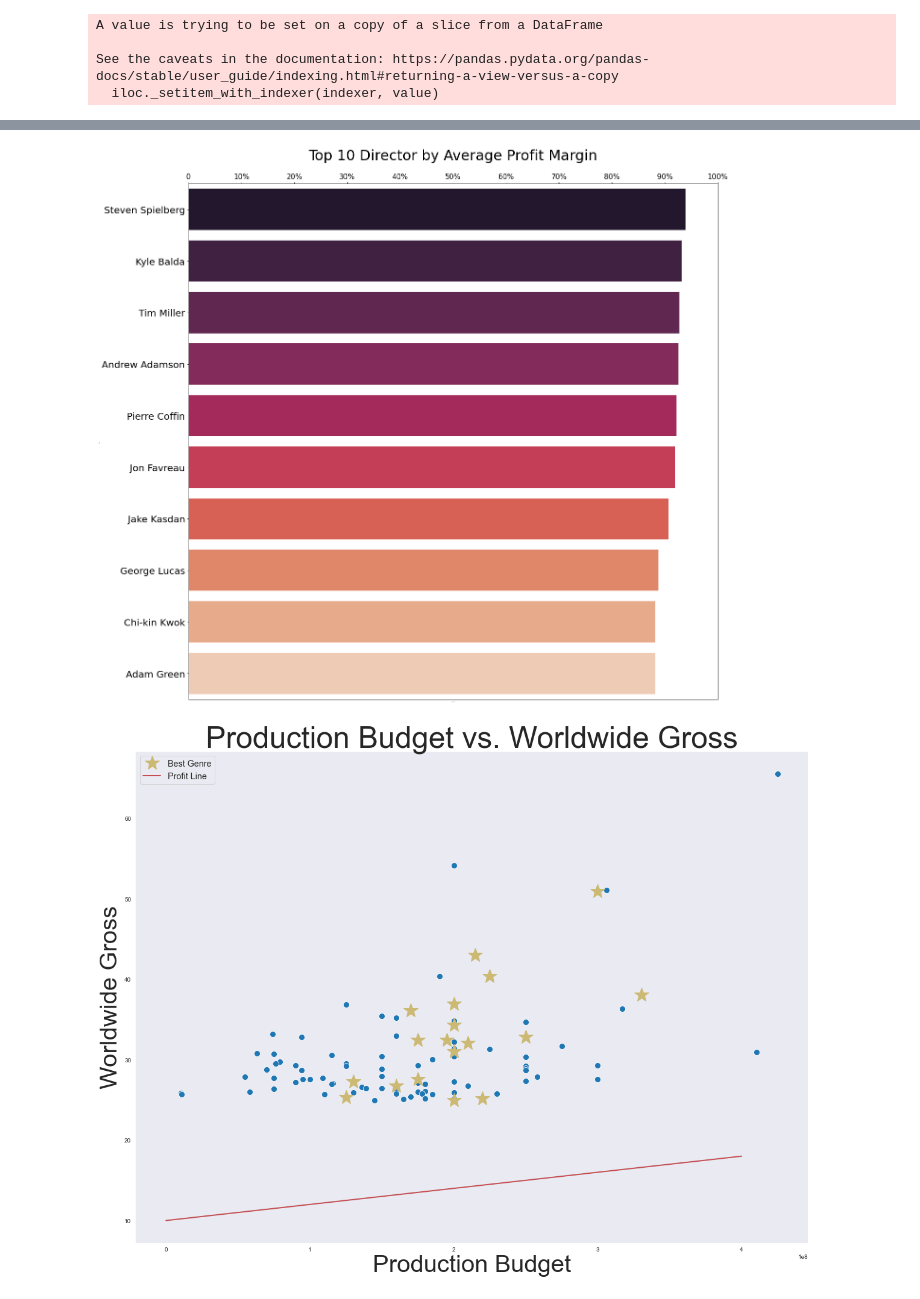
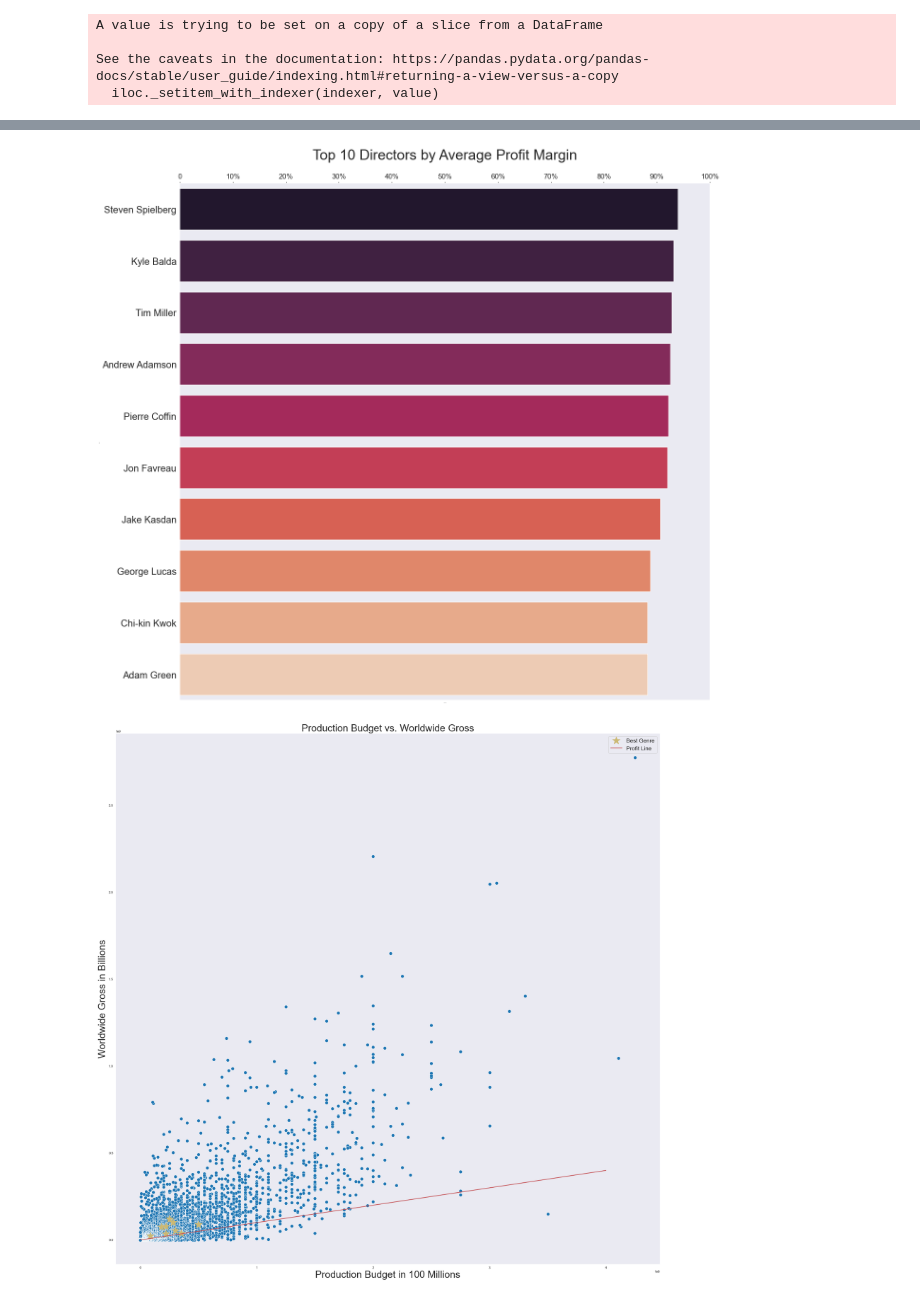
Before and after one commit to learn-co-curriculum/dsc-phase-1-project-v2-3, a Jupyter notebook: Randoplots.ipynb, the cells around one changed output, grey strips where cells are left out. Saved outputs shown, nothing was run; the diff lists cells and outputs as text; code cells hidden in the pictures.

```diff
--- a/Randoplots.ipynb
+++ b/Randoplots.ipynb
@@ -46,10 +46,8 @@ tn_movie_budgets['movie'] = tn_movie_budgets['movie'].map(lambda x: re.sub('[.,:
 # %%
 # Creating Frankenstein
 imdb_title_basics.set_index('tconst', inplace=True)
-imdb_title_ratings.set_index('tconst', inplace=True)
 imdb_title_crew.set_index('tconst', inplace=True)
-imdb_frankenstein = imdb_title_basics.join(imdb_title_ratings, how='left')
-imdb_frankenstein = imdb_frankenstein.join(imdb_title_crew, how='left')
+imdb_frankenstein = imdb_title_basics.join(imdb_title_crew, how='left')
 imdb_frankenstein.reset_index(inplace=True)
 imdb_frankenstein = imdb_frankenstein.merge(imdb_name_basics, how='left', left_on ='directors', right_on='nconst')
 imdb_frankenstein.reset_index(inplace=True)
@@ -163,11 +131,11 @@ Name: percentage_profit, dtype: float64
 # %%
 fig, ax = plt.subplots(figsize=(20, 20))
 
-y = average_director_profits_percentage.index[:10]
-x =  average_director_profits_percentage['percentage_profit'][:10]
+y = average_director_profits_margin.index[:10]
+x =  average_director_profits_margin['profit_margin'][:10]
 
 
-ax.set_title('Top 10 Director by Average Profit Margin', size=30, pad=50)
+ax.set_title('Top 10 Directors by Average Profit Margin', size=30, pad=50)
 
 sns.set_color_codes('deep')
 sns.barplot(x=x, y=y, palette='rocket', orient='h')
@@ -182,26 +150,26 @@ ax.xaxis.tick_top()
 
 plt.xticks(xticks);
 # %% [output]
-[figure, old version]
+[figure, new version]
 # %%
 sns.set_style('dark')
-fig, ax = plt.subplots(figsize=(20,15))
+fig, ax = plt.subplots(figsize=(30,30))
 
-best_genre = top_100_directors[top_100_directors['genres'] == 'Action,Adventure,Sci-Fi']
-x = top_100_directors['production_budget']
-y = top_100_directors['worldwide_gross']
-yticks = list(range(x.min(), x.max()+1))
+best_genre = tn_movie_monster[tn_movie_monster['genres'] == 'Comedy,Family']
+x = tn_movie_monster['production_budget']
+y = tn_movie_monster['worldwide_gross']
+yticks = list(range(0, 3000000000, 250000000))
+yticklabels = ['0', ]
 
-ax.set_title('Production Budget vs. Worldwide Gross', size=50)
-ax.set_xlabel('Production Budget', size=40)
-ax.set_ylabel("Worldwide Gross", size=40)
-ax.set_yticklabels(xticks)
-# ax.set_yticklabels(y, size=25)
+ax.set_title('Production Budget vs. Worldwide Gross', size=30)
+ax.set_xlabel('Production Budget in 100 Millions', size=30)
+ax.set_ylabel("Worldwide Gross in Billions", size=30)
+# ax.set_yticklabels([y], size=25)
 sns.scatterplot(x=x, y=y, s=100)
 plt.plot( 'production_budget', 'worldwide_gross', data=best_genre, linestyle='none', marker='*', markersize=25, c='y', label='Best Genre')
 plt.plot([0, 400000000], [0,400000000], 'k-', lw=2, c='r', label='Profit Line')
 ax.set_aspect('auto')
-ax.legend(fontsize='x-large')
+ax.legend(fontsize='xx-large')
 plt.show();
 # %% [output]
-[figure, old version]
+[figure, new version]
```
Also changed, not shown: parts of 5 cells of this notebook.
